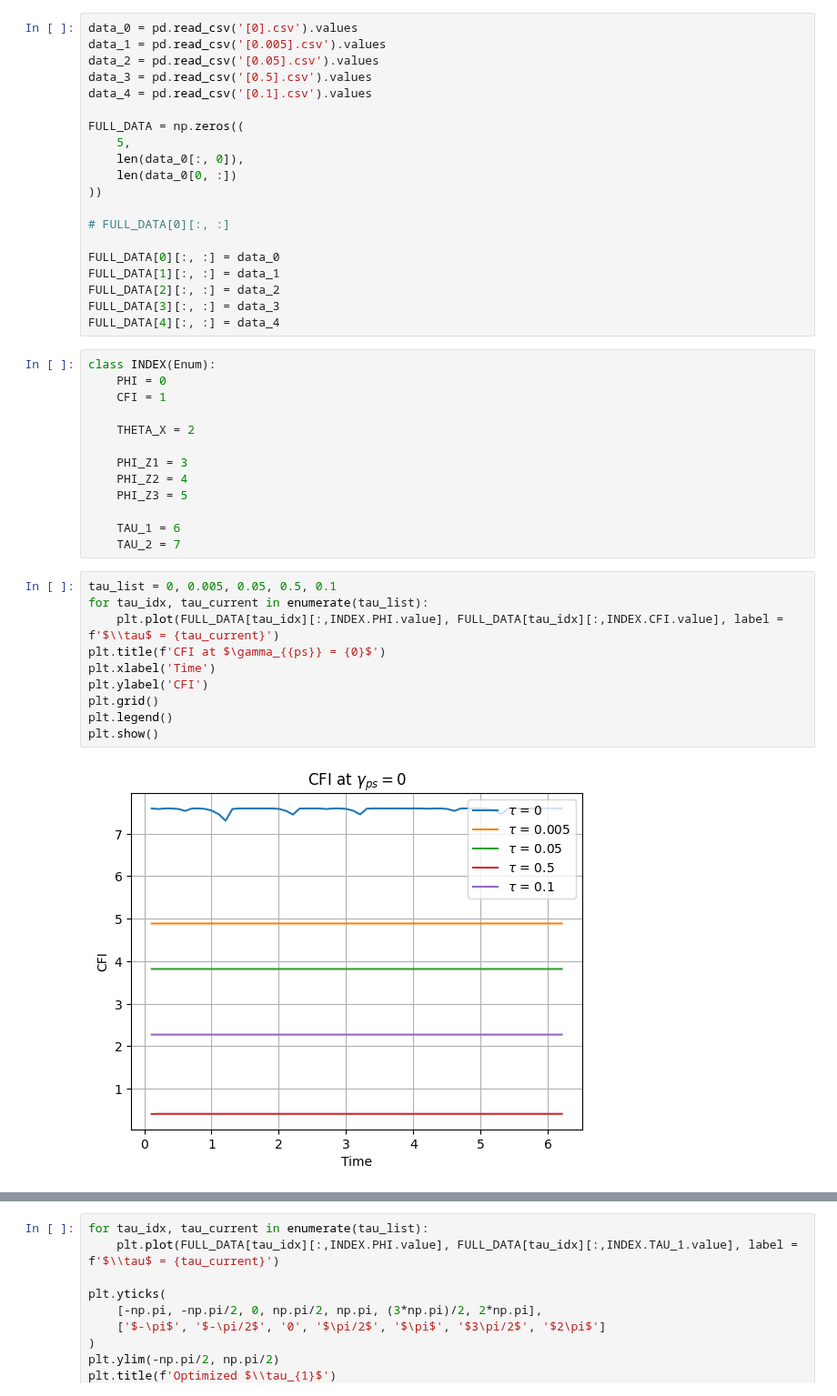
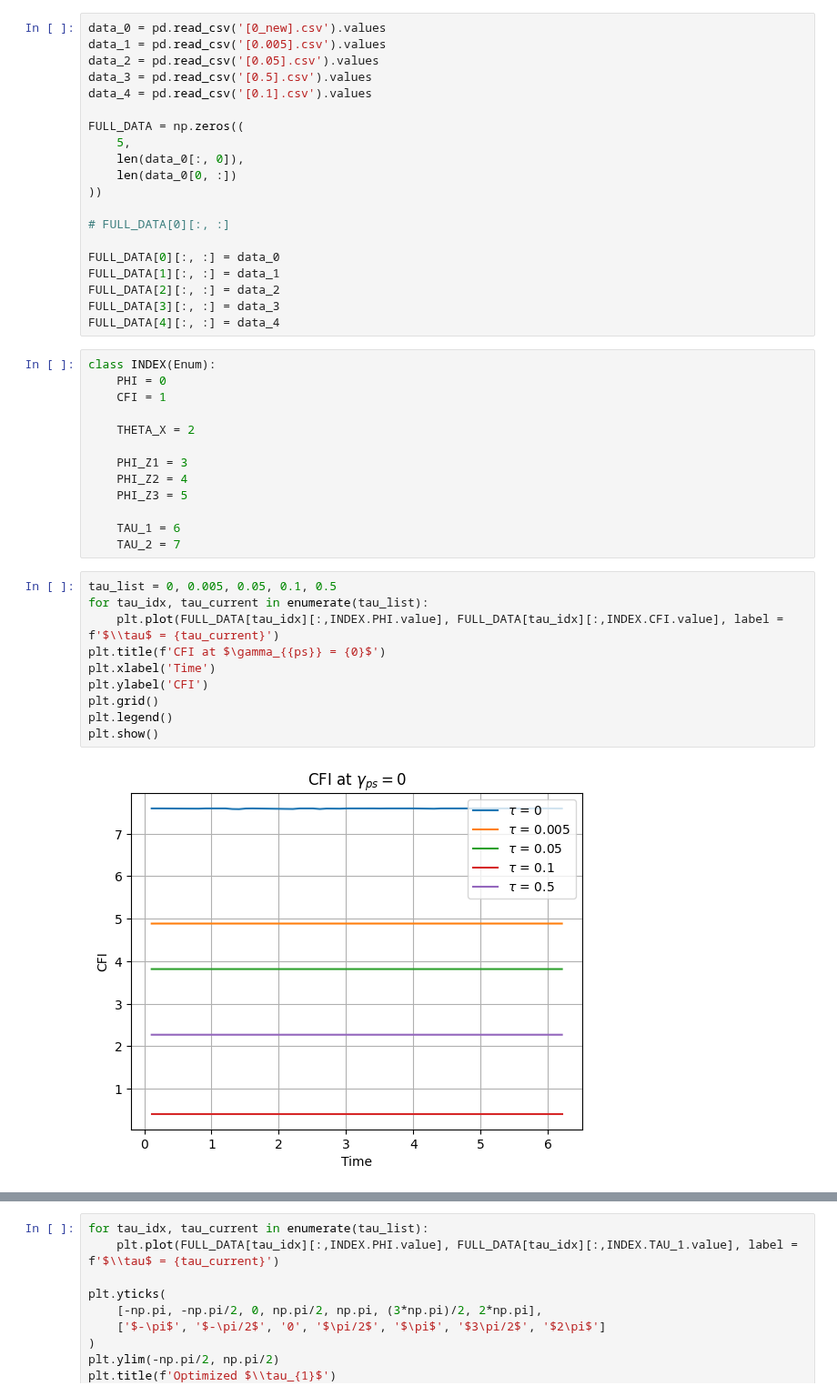
Before and after one commit to iridescent0923/Quantum_Optimization, a Jupyter notebook: Pennylane_Workspace/Optimization/[3-qubit]/[2nd_hamiltonian]/[ps=0]/plot_[ps=0].ipynb, the cells around one changed output, grey strips where cells are left out. Shown at 91% size. Cells and saved outputs as stored; diff of their text form.

```diff
--- a/Pennylane_Workspace/Optimization/[3-qubit]/[2nd_hamiltonian]/[ps=0]/plot_[ps=0].ipynb
+++ b/Pennylane_Workspace/Optimization/[3-qubit]/[2nd_hamiltonian]/[ps=0]/plot_[ps=0].ipynb
@@ -7,7 +7,7 @@ import numpy as np  # Original numpy
 import pandas as pd
 from enum import Enum
 # %%
-data_0 = pd.read_csv('[0].csv').values
+data_0 = pd.read_csv('[0_new].csv').values
 data_1 = pd.read_csv('[0.005].csv').values
 data_2 = pd.read_csv('[0.05].csv').values
 data_3 = pd.read_csv('[0.5].csv').values
@@ -40,17 +40,17 @@ class INDEX(Enum):
     TAU_1 = 6
     TAU_2 = 7
 # %%
-tau_list = 0, 0.005, 0.05, 0.5, 0.1
+tau_list = 0, 0.005, 0.05, 0.1, 0.5
 for tau_idx, tau_current in enumerate(tau_list):
     plt.plot(FULL_DATA[tau_idx][:,INDEX.PHI.value], FULL_DATA[tau_idx][:,INDEX.CFI.value], label = f'$\\tau$ = {tau_current}')
 plt.title(f'CFI at $\gamma_{{ps}} = {0}$')
 plt.xlabel('Time')
 plt.ylabel('CFI')
 plt.grid()
 plt.legend()
 plt.show()
 # %% [output]
-[figure, old version]
+[figure, new version]
 # %%
 for tau_idx, tau_current in enumerate(tau_list):
     plt.plot(FULL_DATA[tau_idx][:,INDEX.PHI.value], FULL_DATA[tau_idx][:,INDEX.THETA_X.value], label = f'$\\tau$ = {tau_current}')
```
Also changed, not shown: parts of 5 cells of this notebook, 21 other files.
